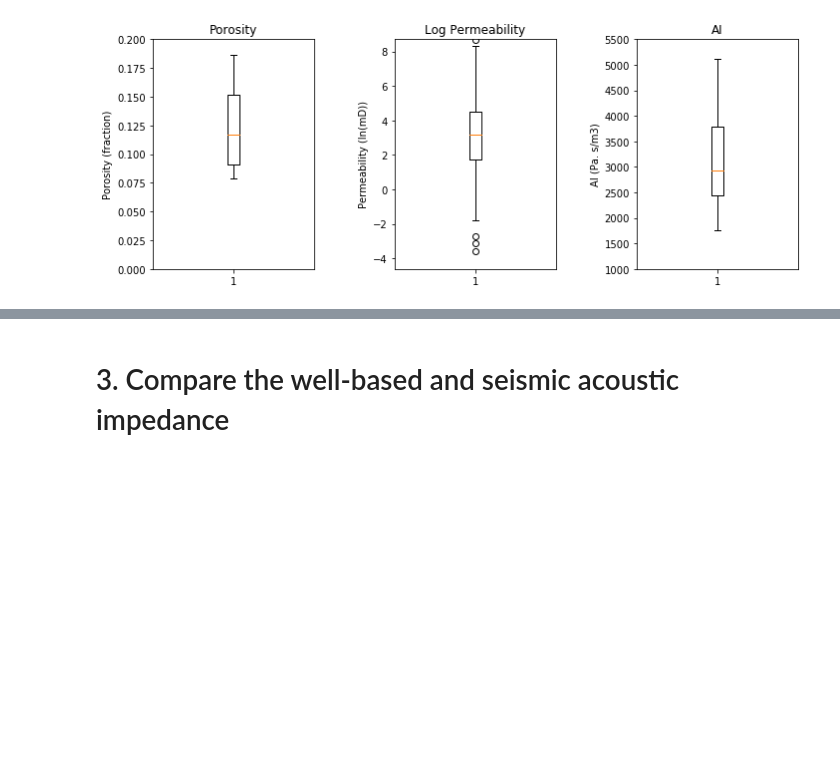
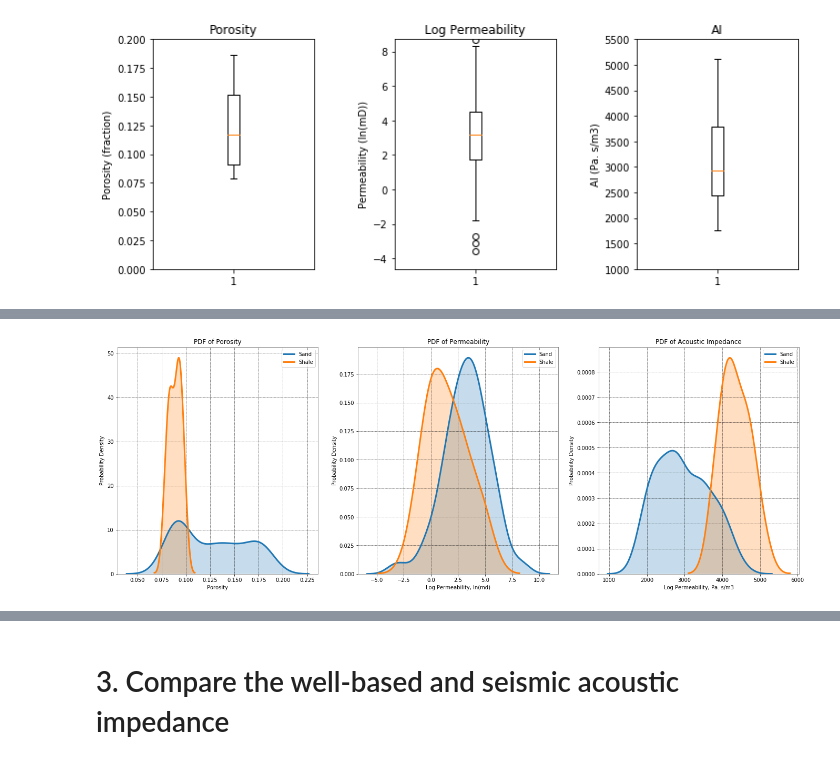
Before and after one commit to geomodeller/GS_1, a Jupyter notebook: Team_4_Project_1.ipynb, the cells around one changed output, grey strips where cells are left out. Saved outputs shown, nothing was run; the diff lists cells and outputs as text; code cells hidden in the pictures; blank space fills up the shorter version.

Commit message:
Updated facies analysis and statistical test

```diff
--- a/Team_4_Project_1.ipynb
+++ b/Team_4_Project_1.ipynb
@@ -242,0 +274,4 @@ plt.savefig('BoxPlot.tif',dpi=600,bbox_inches="tight")
+# %%
+# Split data frame into two part based on their facies
+df_sand=df_subset.loc[(df_subset['Facies']==1)]
+df_shale=df_subset.loc[(df_subset['Facies']==0)]
@@ -242,0 +287,60 @@ plt.savefig('BoxPlot.tif',dpi=600,bbox_inches="tight")
+# %%
+# PDF of individual facies
+
+import seaborn as sns
+plt.clf()
+
+pormin = 0.0; pormax = 0.2;             # range of porosity values
+permmin = 0.01; permmax = 6000;
+AImin = 1000.0; AImax = 5500
+Fmin = 0; Fmax = 1
+
+
+
+plt.subplot(131)
+
+sns.distplot(df_sand['Porosity'], hist = False, kde = True, kde_kws ={'shade': True, 'linewidth': 3}, label = 'Sand' )
+sns.distplot(df_shale['Porosity'], hist = False, kde = True, kde_kws ={'shade': True, 'linewidth': 3}, label = 'Shale' )
+
+plt.title('PDF of Porosity')
+plt.xlabel('Porosity')
+plt.ylabel('Probability Density')
+ax = plt.gca(); ax.set_facecolor('w');
+ax.spines['bottom'].set_color('0.5'); ax.spines['top'].set_color('0.5');
+ax.spines['right'].set_color('0.5'); ax.spines['left'].set_color('0.5');
+plt.grid('on',color='k', linestyle='--', linewidth=0.5)
+
+plt.subplot(132)
+
+sns.distplot(np.log(df_sand['Perm']), hist = False, kde = True, kde_kws ={'shade': True, 'linewidth': 3}, label = 'Sand' )
+sns.distplot(np.log(df_shale['Perm']), hist = False, kde = True, kde_kws ={'shade': True, 'linewidth': 3}, label = 'Shale' )
+
+plt.title('PDF of Permeability')
+plt.xlabel('Log Permeability, ln(md)')
+plt.ylabel('Probability Density')
+ax = plt.gca(); ax.set_facecolor('w');
+ax.spines['bottom'].set_color('0.5'); ax.spines['top'].set_color('0.5');
+ax.spines['right'].set_color('0.5'); ax.spines['left'].set_color('0.5');
+plt.grid('on',color='k', linestyle='--', linewidth=0.5)
+
+plt.subplot(133)
+
+sns.distplot(df_sand['AI'], hist = False, kde = True, kde_kws ={'shade': True, 'linewidth': 3}, label = 'Sand' )
+sns.distplot(df_shale['AI'], hist = False, kde = True, kde_kws ={'shade': True, 'linewidth': 3}, label = 'Shale' )
+
+plt.title('PDF of Acoustic Impedance')
+plt.xlabel('Log Permeability, kg/m2s*10^6')
+plt.ylabel('Probability Density')
+ax = plt.gca(); ax.set_facecolor('w');
+ax.spines['bottom'].set_color('0.5'); ax.spines['top'].set_color('0.5');
+ax.spines['right'].set_color('0.5'); ax.spines['left'].set_color('0.5');
+plt.grid('on',color='k', linestyle='--', linewidth=0.5)
+
+
+
+plt.subplots_adjust(left=0.0, bottom=0.0, right=3.0, top=1.5, wspace=0.2, hspace=0.1)
+
+plt.savefig('hist_Porosity_Multiple_bins.tif',dpi=600,bbox_inches="tight")
+plt.show()
+# %% [output]
+[figure, added]
```
Also changed, not shown: parts of 18 cells of this notebook.
